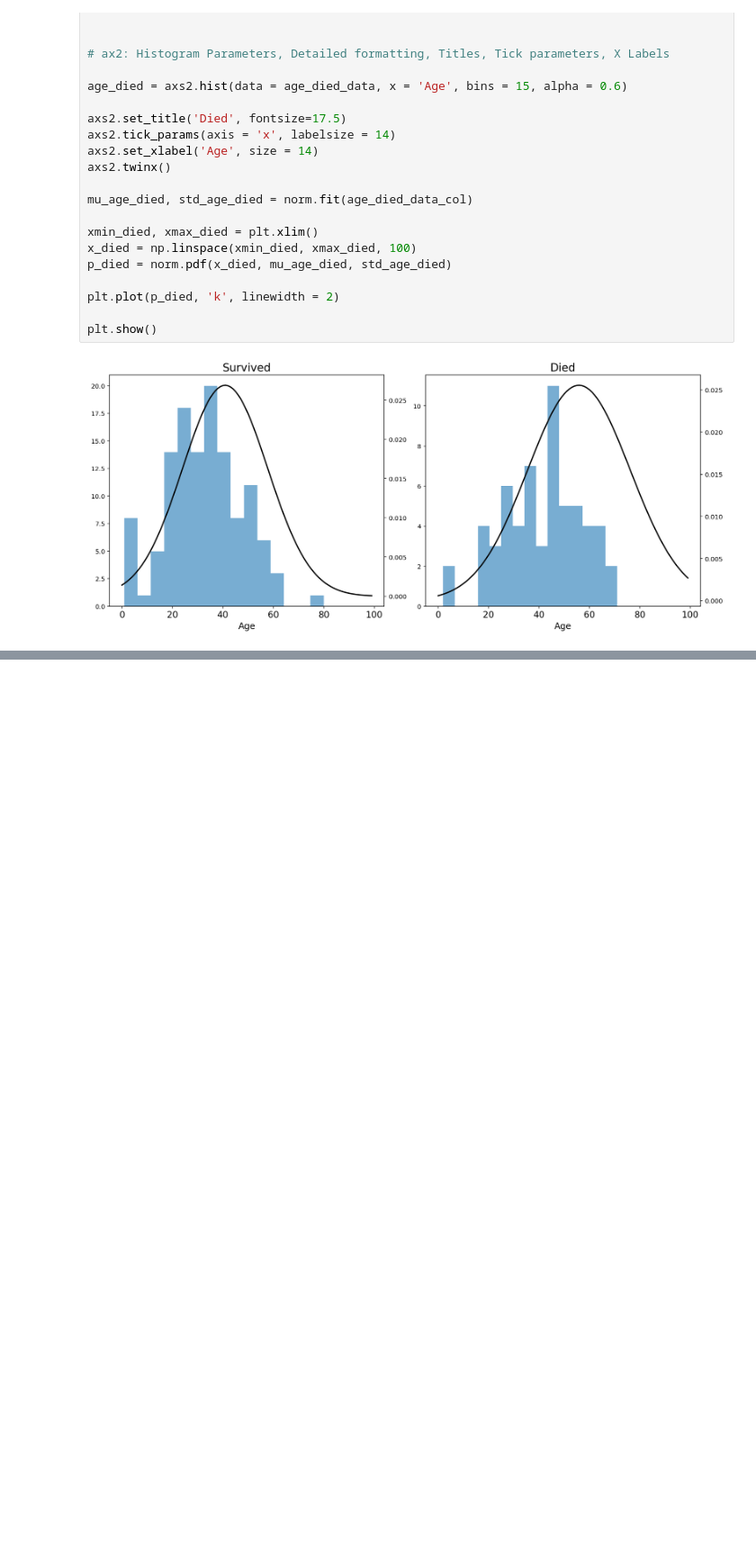
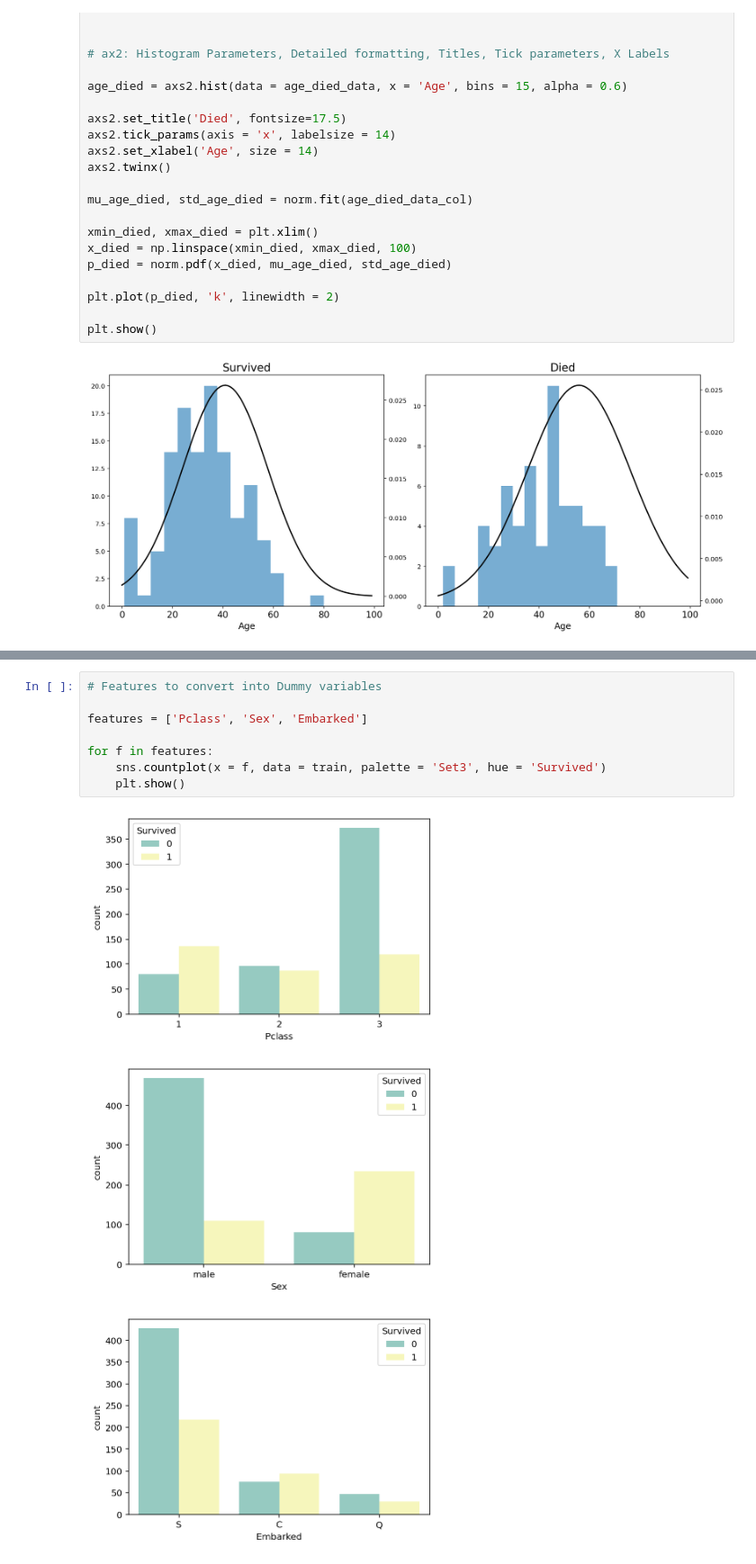
Before and after one commit to nizarhamood/Titanic, a Jupyter notebook: titanic.ipynb, the cells around one changed output, grey strips where cells are left out. Shown at 90% size. Saved outputs shown, nothing was run; the diff lists cells and outputs as text; blank space fills up the shorter version.

```diff
--- a/titanic.ipynb
+++ b/titanic.ipynb
@@ -701,0 +747,12 @@ plt.show()
+# %%
+# Features to convert into Dummy variables
+
+features = ['Pclass', 'Sex', 'Embarked']
+
+for f in features:
+    sns.countplot(x = f, data = train, palette = 'Set3', hue = 'Survived')
+    plt.show()
+# %% [output]
+[figure, added]
+[figure, added]
+[figure, added]
```
Also changed, not shown: parts of 8 cells of this notebook.
